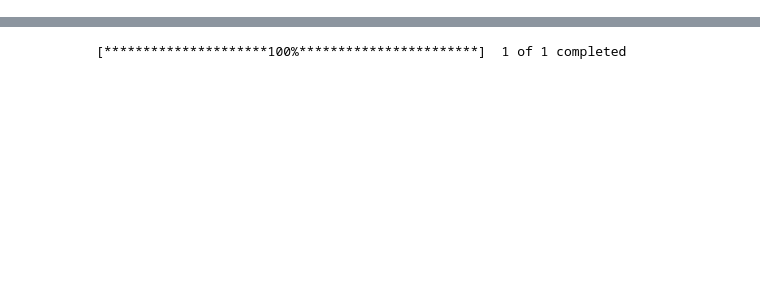
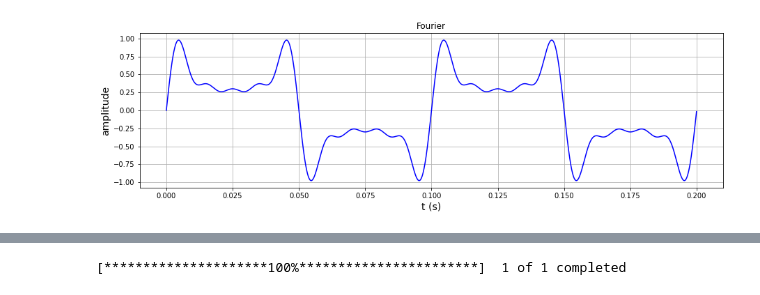
Before and after one commit to tsungyou/CDP_ZacksRank_TW1000, a Jupyter notebook: folder/MetaTrader_mq5_files/FFT_in_python.ipynb, the cells around one changed output, grey strips where cells are left out. Drawn from its saved outputs; the diff is of its cells as text; code cells hidden in the pictures; blank space fills up the shorter version.

```diff
--- a/folder/MetaTrader_mq5_files/FFT_in_python.ipynb
+++ b/folder/MetaTrader_mq5_files/FFT_in_python.ipynb
@@ -0,0 +1,26 @@
+# %%
+import matplotlib.pyplot as plt
+import numpy as np
+from scipy.fft import fft, fftfreq, ifft
+
+%matplotlib inline
+N = 4096
+f1, f2, f3, f4, f5 = 10, 30, 50, 70, 90
+A1, A2, A3, A4, A5 = 0.5, 0.4, 0.3, 0.2, 0.1
+dt = 2/f1/N
+
+t = np.linspace(0, 2/f1, N, endpoint=False)
+y = A1*np.sin(2*np.pi*f1*t) + A2*np.sin(2*np.pi*f2*t) + A3*np.sin(2*np.pi*f3*t) + \
+    A4*np.sin(2*np.pi*f4*t) + A5*np.sin(2*np.pi*f5*t)
+t
+
+
+plt.figure(figsize=(15,4), dpi=72)
+plt.plot(t, y, linestyle='-', color='blue')
+plt.grid()
+plt.xlabel('t (s)', fontsize=14)
+plt.ylabel('amplitude', fontsize=14)
+plt.title("Fourier")
+plt.show()
+# %% [output]
+[figure, added]
```
Also changed, not shown: parts of 7 cells of this notebook.
